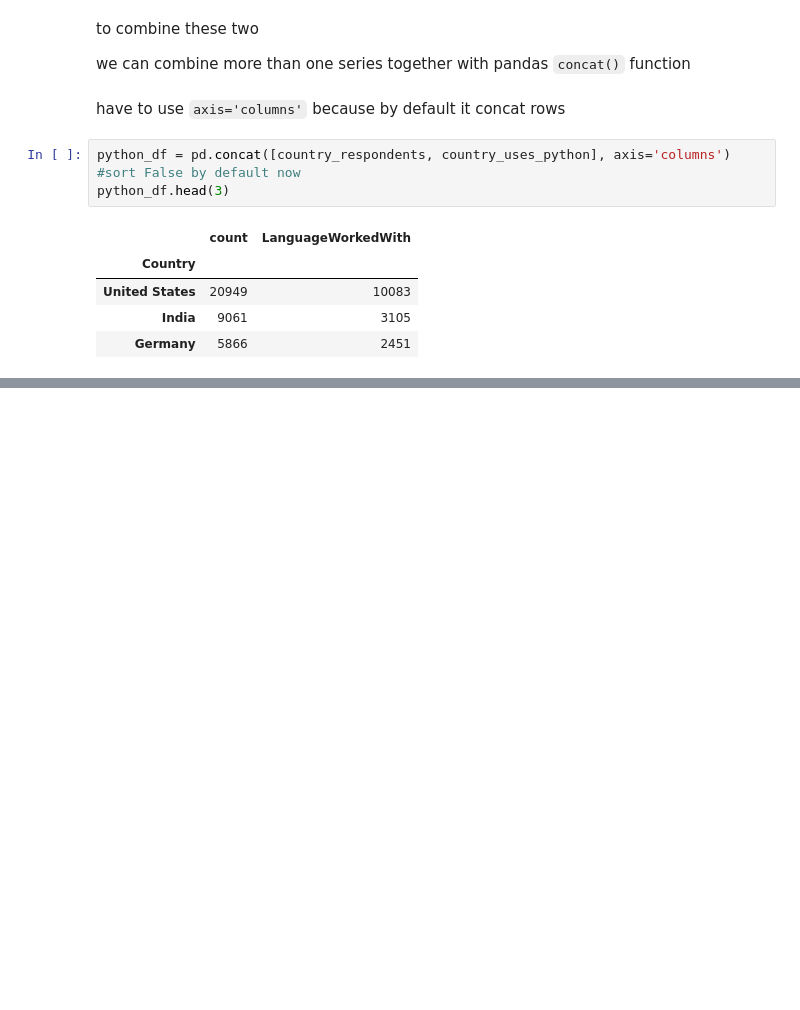
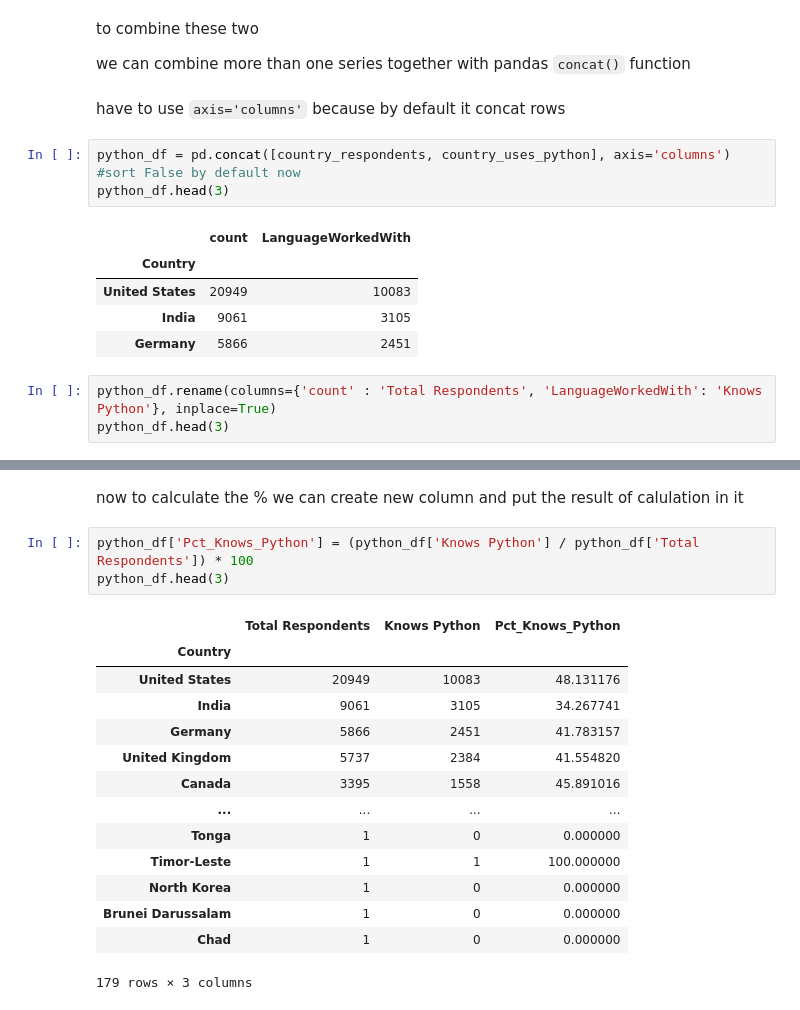
Before and after one commit to innovinitylabs/pandas-notes-corey-schaffer, a Jupyter notebook: 08-Grouping and Aggregating - Analyzing and Exploring Your Data.ipynb, the cells around one changed output, grey strips where cells are left out. Drawn from its saved outputs; the diff is of its cells as text; blank space fills up the shorter version.

```diff
--- a/08-Grouping and Aggregating - Analyzing and Exploring Your Data.ipynb
+++ b/08-Grouping and Aggregating - Analyzing and Exploring Your Data.ipynb
@@ -315,3 +315,6 @@ python_df.head(3)
 | United States | 20949 | 10083 |
 | India | 9061 | 3105 |
 | Germany | 5866 | 2451 |
+# %%
+python_df.rename(columns={'count' : 'Total Respondents', 'LanguageWorkedWith': 'Knows Python'}, inplace=True)
+python_df.head(3)
@@ -317,0 +327,20 @@ python_df.head(3)
+# %% [markdown]
+now to calculate the % we can create new column and put the result of calulation in it
+# %%
+python_df['Pct_Knows_Python'] = (python_df['Knows Python'] / python_df['Total Respondents']) * 100
+python_df.head(3)
+# %% [output]
+|  | Total Respondents | Knows Python | Pct_Knows_Python |
+| Country |  |  |  |
+| United States | 20949 | 10083 | 48.131176 |
+| India | 9061 | 3105 | 34.267741 |
+| Germany | 5866 | 2451 | 41.783157 |
+| United Kingdom | 5737 | 2384 | 41.554820 |
+| Canada | 3395 | 1558 | 45.891016 |
+| ... | ... | ... | ... |
+| Tonga | 1 | 0 | 0.000000 |
+| Timor-Leste | 1 | 1 | 100.000000 |
+| North Korea | 1 | 0 | 0.000000 |
+| Brunei Darussalam | 1 | 0 | 0.000000 |
+| Chad | 1 | 0 | 0.000000 |
+179 rows × 3 columns
```
Also changed, not shown: parts of 4 cells of this notebook.
